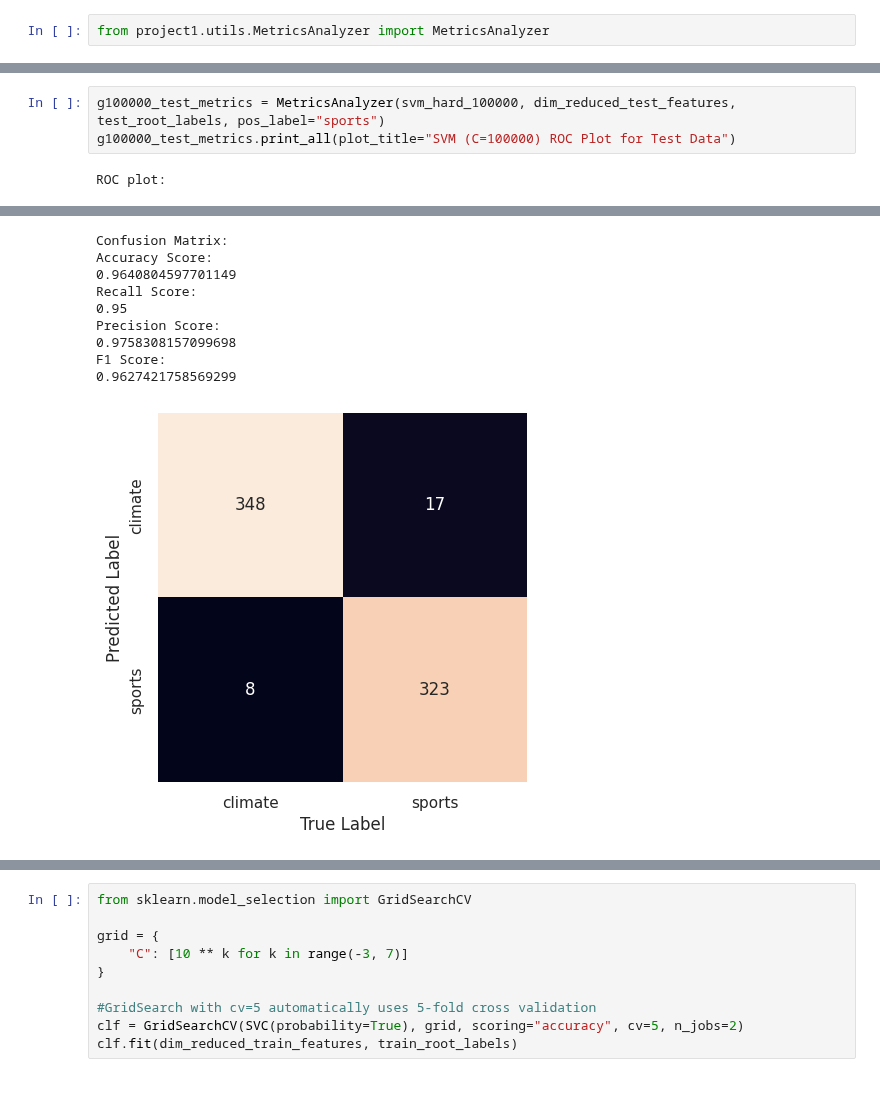
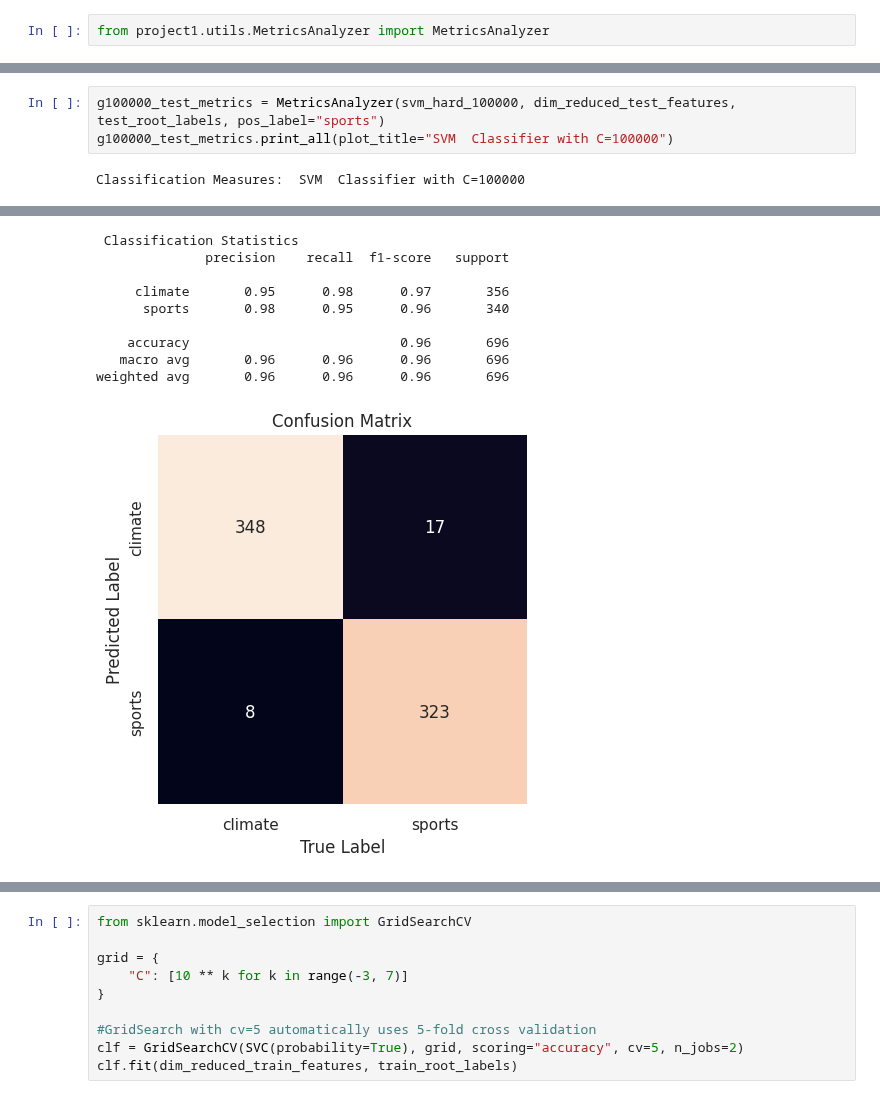
Before and after one commit to papaymaguire/ece219-project1, a Jupyter notebook: project1/notebooks/question05.ipynb, the cells around one changed output, grey strips where cells are left out. Drawn from its saved outputs; the diff is of its cells as text.

```diff
--- a/project1/notebooks/question05.ipynb
+++ b/project1/notebooks/question05.ipynb
@@ -90,5 +90,5 @@ F1 Score:
 # %%
 g100000_test_metrics = MetricsAnalyzer(svm_hard_100000, dim_reduced_test_features, test_root_labels, pos_label="sports")
-g100000_test_metrics.print_all(plot_title="SVM (C=100000) ROC Plot for Test Data")
+g100000_test_metrics.print_all(plot_title="SVM  Classifier with C=100000")
 # %% [output]
-ROC plot:
+Classification Measures:  SVM  Classifier with C=100000
@@ -96,12 +96,12 @@ ROC plot:
-Confusion Matrix:
-Accuracy Score:
-0.9640804597701149
-Recall Score:
-0.95
-Precision Score:
-0.9758308157099698
-F1 Score:
-0.9627421758569299
+ Classification Statistics
+              precision    recall  f1-score   support
+
+     climate       0.95      0.98      0.97       356
+      sports       0.98      0.95      0.96       340
+
+    accuracy                           0.96       696
+   macro avg       0.96      0.96      0.96       696
+weighted avg       0.96      0.96      0.96       696
-[figure, old version]
+[figure, new version]
 # %%
 g0001_test_metrics = MetricsAnalyzer(svm_soft_0001, dim_reduced_test_features, test_root_labels, pos_label="sports")
```
Also changed, not shown: parts of 7 cells of this notebook.
